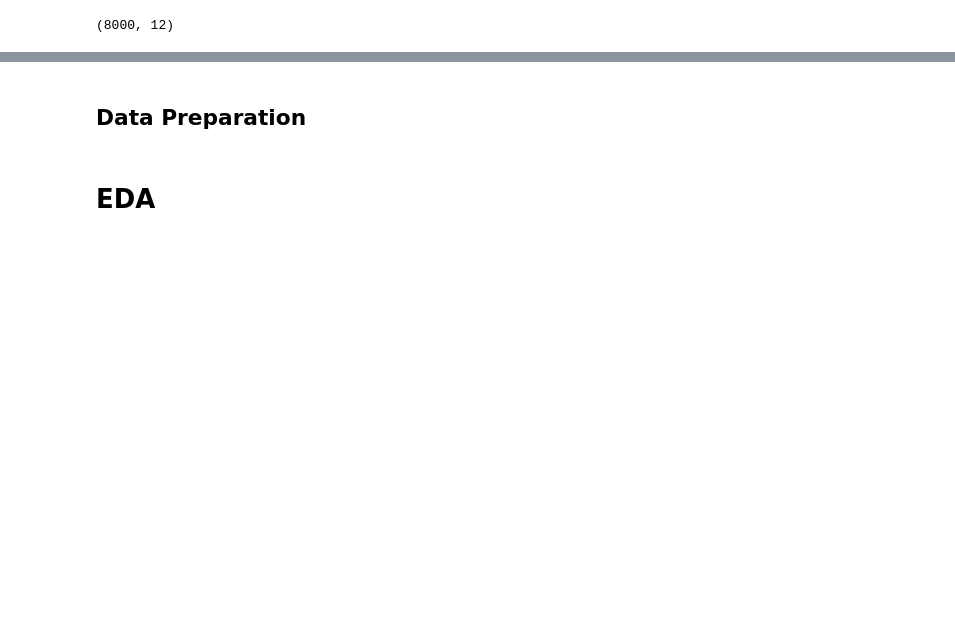
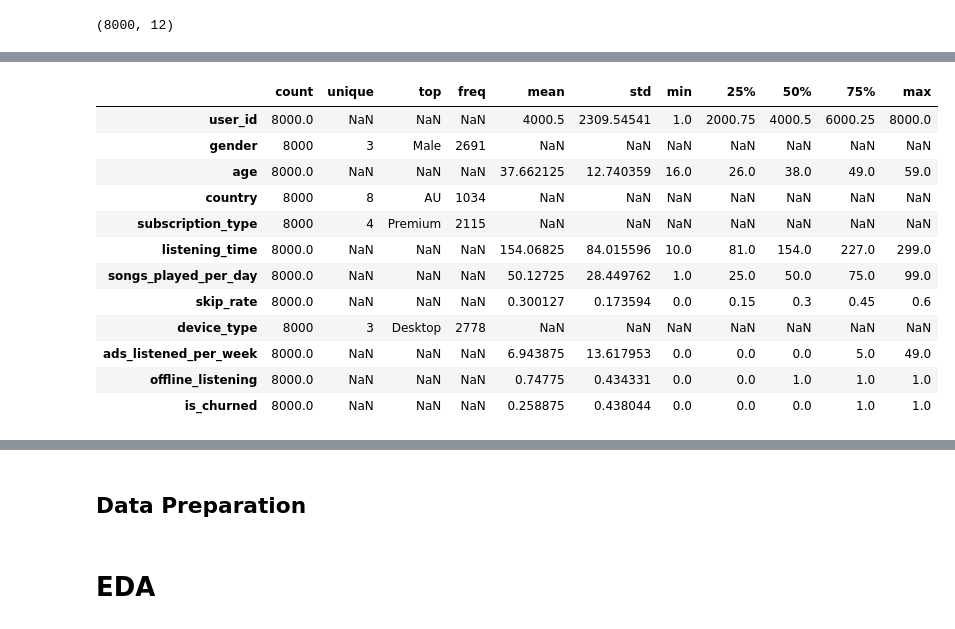
Before and after one commit to xuany823/ADS505_Final_Project, a Jupyter notebook: Spotify_Churn.ipynb, the cells around one changed output, grey strips where cells are left out. Drawn from its saved outputs; the diff is of its cells as text; code cells hidden in the pictures; blank space fills up the shorter version.

```diff
--- a/Spotify_Churn.ipynb
+++ b/Spotify_Churn.ipynb
@@ -90,0 +113,18 @@ df.head()
+# %%
+# Getting some basic statistics for the variables
+
+df.describe(include='all').T
+# %% [output]
+|  | count | unique | top | freq | mean | std | min | 25% | 50% | 75% | max |
+| user_id | 8000.0 | NaN | NaN | NaN | 4000.5 | 2309.54541 | 1.0 | 2000.75 | 4000.5 | 6000.25 | 8000.0 |
+| gender | 8000 | 3 | Male | 2691 | NaN | NaN | NaN | NaN | NaN | NaN | NaN |
+| age | 8000.0 | NaN | NaN | NaN | 37.662125 | 12.740359 | 16.0 | 26.0 | 38.0 | 49.0 | 59.0 |
+| country | 8000 | 8 | AU | 1034 | NaN | NaN | NaN | NaN | NaN | NaN | NaN |
+| subscription_type | 8000 | 4 | Premium | 2115 | NaN | NaN | NaN | NaN | NaN | NaN | NaN |
+| listening_time | 8000.0 | NaN | NaN | NaN | 154.06825 | 84.015596 | 10.0 | 81.0 | 154.0 | 227.0 | 299.0 |
+| songs_played_per_day | 8000.0 | NaN | NaN | NaN | 50.12725 | 28.449762 | 1.0 | 25.0 | 50.0 | 75.0 | 99.0 |
+| skip_rate | 8000.0 | NaN | NaN | NaN | 0.300127 | 0.173594 | 0.0 | 0.15 | 0.3 | 0.45 | 0.6 |
+| device_type | 8000 | 3 | Desktop | 2778 | NaN | NaN | NaN | NaN | NaN | NaN | NaN |
+| ads_listened_per_week | 8000.0 | NaN | NaN | NaN | 6.943875 | 13.617953 | 0.0 | 0.0 | 0.0 | 5.0 | 49.0 |
+| offline_listening | 8000.0 | NaN | NaN | NaN | 0.74775 | 0.434331 | 0.0 | 0.0 | 1.0 | 1.0 | 1.0 |
+| is_churned | 8000.0 | NaN | NaN | NaN | 0.258875 | 0.438044 | 0.0 | 0.0 | 0.0 | 1.0 | 1.0 |
```
Also changed, not shown: parts of 10 cells of this notebook.
